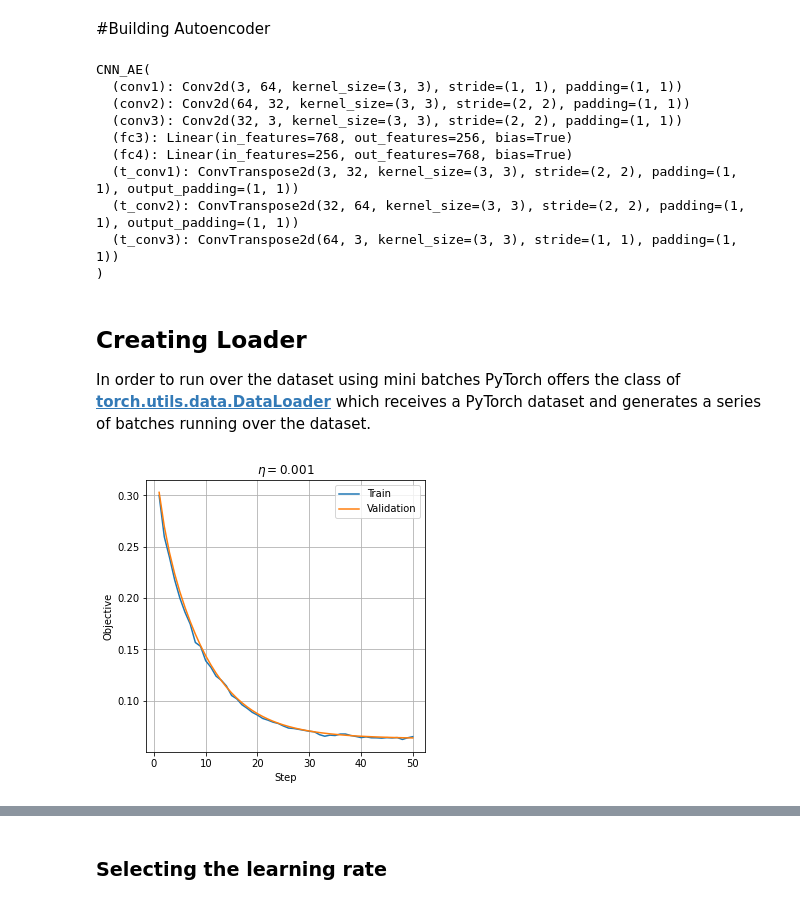
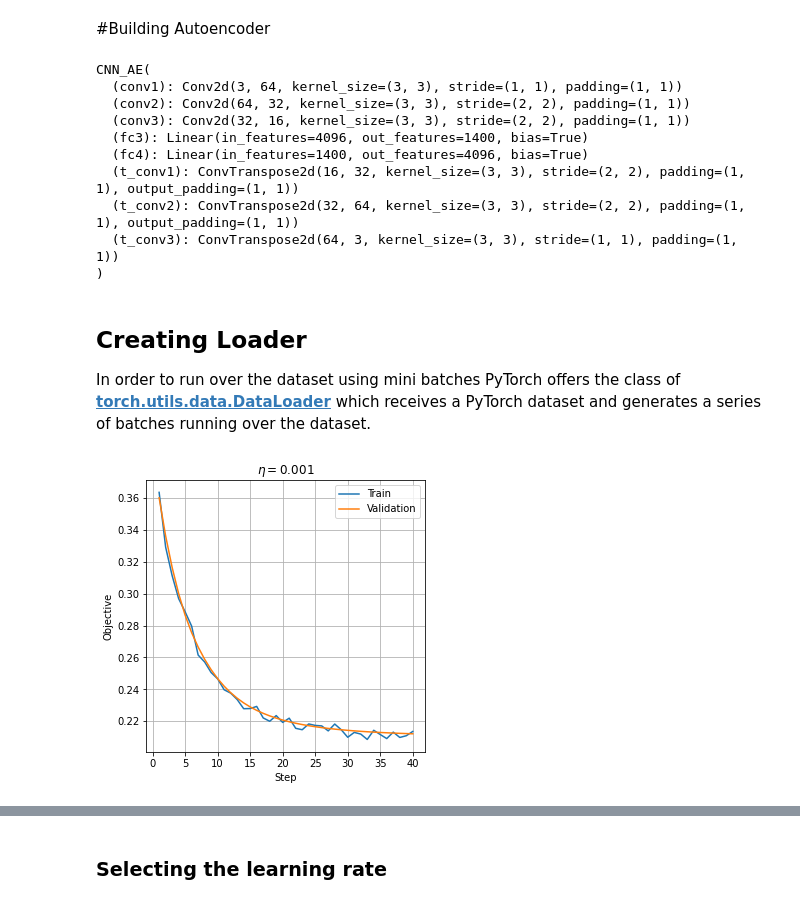
Before and after one commit to sgalrot/simpsons_compression, a Jupyter notebook: simpsons_compression.ipynb, the cells around one changed output, grey strips where cells are left out. Drawn from its saved outputs; the diff is of its cells as text; code cells hidden in the pictures.

```diff
--- a/simpsons_compression.ipynb
+++ b/simpsons_compression.ipynb
@@ -188,7 +188,7 @@ WARNING:matplotlib.image:Clipping input data to the valid range for imshow with
 # %%
 class CNN_AE(torch.nn.Module):
 
-    def __init__(self, in_features=3, out_features=128):
+    def __init__(self):
         super(CNN_AE, self).__init__()
 
         ## Defining the convolutional and fully connected layers with their parameters
@@ -196,11 +196,11 @@ class CNN_AE(torch.nn.Module):
         # Encoder
         self.conv1 = torch.nn.Conv2d(in_channels=3, out_channels=64, kernel_size=3, padding=1)
         self.conv2 = torch.nn.Conv2d(in_channels=64, out_channels=32, kernel_size=3, padding=1, stride=2)
-        self.conv3 = torch.nn.Conv2d(in_channels=32, out_channels=3, kernel_size=3, padding=1, stride=2)
-        self.fc3 = torch.nn.Linear(in_features=16*16*3, out_features=256)
+        self.conv3 = torch.nn.Conv2d(in_channels=32, out_channels=16, kernel_size=3, padding=1, stride=2)
+        self.fc3 = torch.nn.Linear(in_features=16*16*16, out_features=1400)
         # Decoder
-        self.fc4 = torch.nn.Linear(in_features=256, out_features=16*16*3)
-        self.t_conv1 = torch.nn.ConvTranspose2d(in_channels=3, out_channels=32, kernel_size=3, padding=1, stride=2, output_padding=1)
+        self.fc4 = torch.nn.Linear(in_features=1400, out_features=16*16*16)
+        self.t_conv1 = torch.nn.ConvTranspose2d(in_channels=16, out_channels=32, kernel_size=3, padding=1, stride=2, output_padding=1)
         self.t_conv2 = torch.nn.ConvTranspose2d(in_channels=32, out_channels=64, kernel_size=3, padding=1, stride=2, output_padding=1)
         self.t_conv3 = torch.nn.ConvTranspose2d(in_channels=64, out_channels=3, kernel_size=3, padding=1)
 
@@ -221,7 +221,7 @@ class CNN_AE(torch.nn.Module):
         z = torch.nn.functional.relu(z)
         z = self.fc4(z)
         z = torch.nn.functional.relu(z)
-        z = z.view(z.shape[0], 3, 16, 16)
+        z = z.view(z.shape[0], 16, 16, 16)
         # z = z.reshape()
         z = self.t_conv1(z)
         z = torch.nn.functional.relu(z)
@@ -238,10 +238,10 @@ print(model)
 CNN_AE(
   (conv1): Conv2d(3, 64, kernel_size=(3, 3), stride=(1, 1), padding=(1, 1))
   (conv2): Conv2d(64, 32, kernel_size=(3, 3), stride=(2, 2), padding=(1, 1))
-  (conv3): Conv2d(32, 3, kernel_size=(3, 3), stride=(2, 2), padding=(1, 1))
-  (fc3): Linear(in_features=768, out_features=256, bias=True)
-  (fc4): Linear(in_features=256, out_features=768, bias=True)
-  (t_conv1): ConvTranspose2d(3, 32, kernel_size=(3, 3), stride=(2, 2), padding=(1, 1), output_padding=(1, 1))
+  (conv3): Conv2d(32, 16, kernel_size=(3, 3), stride=(2, 2), padding=(1, 1))
+  (fc3): Linear(in_features=4096, out_features=1400, bias=True)
+  (fc4): Linear(in_features=1400, out_features=4096, bias=True)
+  (t_conv1): ConvTranspose2d(16, 32, kernel_size=(3, 3), stride=(2, 2), padding=(1, 1), output_padding=(1, 1))
   (t_conv2): ConvTranspose2d(32, 64, kernel_size=(3, 3), stride=(2, 2), padding=(1, 1), output_padding=(1, 1))
   (t_conv3): ConvTranspose2d(64, 3, kernel_size=(3, 3), stride=(1, 1), padding=(1, 1))
 )
@@ -273,7 +273,6 @@ def train(model, eta, n_epochs, train_loader, x_val):
             ## Move batch to GPU
             x = x[0].cuda()
 
-
             optimizer.zero_grad()
             ## Forward pass
             x_hat = model(x)
@@ -282,38 +281,38 @@ def train(model, eta, n_epochs, train_loader, x_val):
             objective.backward()
             ## Preform the gradient descent step
             optimizer.step()
 
         ## Evaluate the objective on the validation set
         with torch.no_grad(): ## This tell PyTorch not to calculate the gradients to save time
             train_objective_list.append(objective.item())
 
-            x_hat = model(x_val)
-            objective = torch.nn.functional.mse_loss(x_hat, x_val)
+            x_val_hat = model(x_val)
+            objective = torch.nn.functional.mse_loss(x_val_hat, x_val)
             val_objective_list.append(objective.item())
 
     return train_objective_list, val_objective_list
 
 ## Test the train function
 eta = 0.001
-n_epochs = 50
-model = CNN_AE(in_features=3, out_features=3)
+n_epochs = 40
+model = CNN_AE()
 try:
   model = model.cuda()
 except:
   print("No gpu found, using cpu")
 train_objective_list, val_objective_list = train(model, eta, n_epochs, train_loader,
                                                  torch.tensor(x_test).float())
 
 ## Plot
 fig, ax = plt.subplots(figsize=(5, 5))
 ax.plot(np.arange(len(train_objective_list)), train_objective_list, label='Train')
 ax.plot(np.arange(len(val_objective_list)), val_objective_list, label='Validation')
 ax.set_title(r'$\eta={' + f'{eta:g}' + r'}$')
 ax.set_xlabel('Step')
 ax.set_ylabel('Objective')
 ax.legend();
 # %% [output]
-[figure, old version]
+[figure, new version]
 # %%
 x = torch.tensor(x_train).float()[1:2].cuda()
 x_hat = model(x)
```
Also changed, not shown: parts of 3 cells of this notebook.
